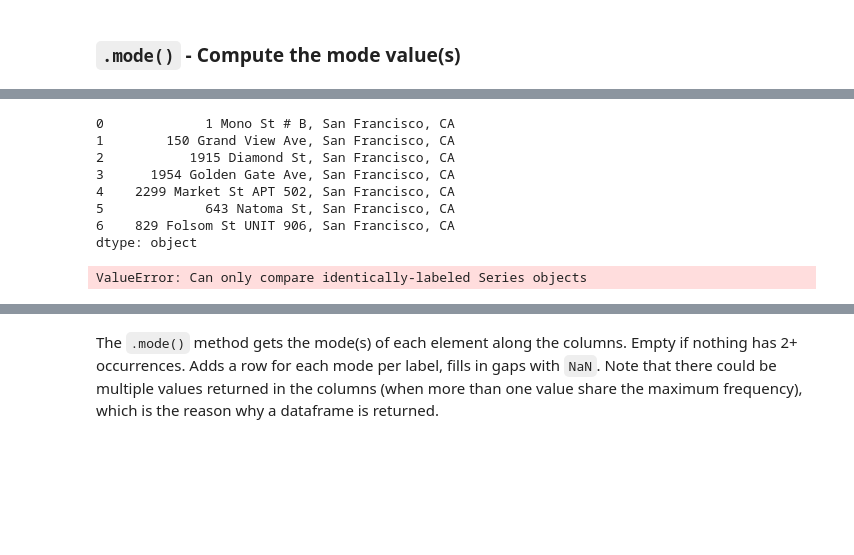
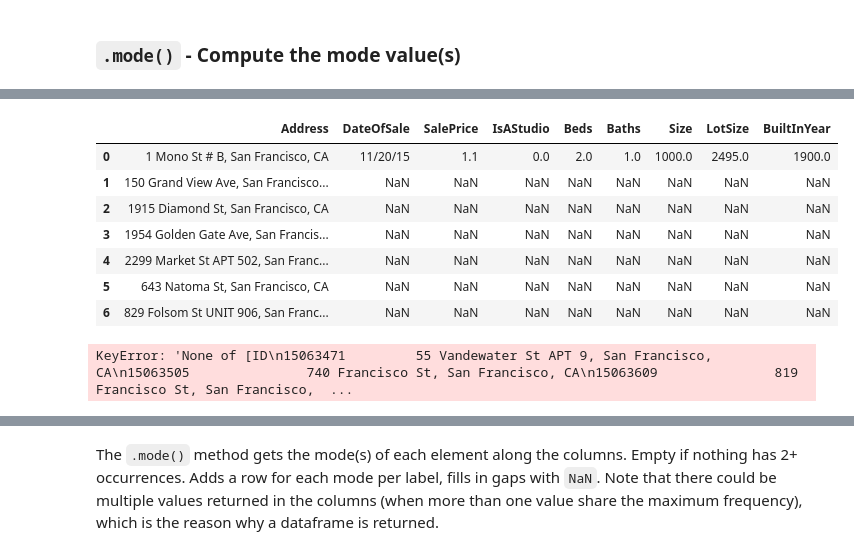
Before and after one commit to fionatalin/DS-SF-42, a Jupyter notebook: classes/03/notebooks/codealong-03-exploratory-data-analysis-starter-code.ipynb, the cells around one changed output, grey strips where cells are left out. Drawn from its saved outputs; the diff is of its cells as text; code cells hidden in the pictures; blank space fills up the shorter version.

```diff
--- a/classes/03/notebooks/codealong-03-exploratory-data-analysis-starter-code.ipynb
+++ b/classes/03/notebooks/codealong-03-exploratory-data-analysis-starter-code.ipynb
@@ -516,19 +529,19 @@ df.mode()
 # %%
-df.Address.mode()
+df.mode()
 # can be used to check dupes!
 # %% [output]
-0             1 Mono St # B, San Francisco, CA
-1        150 Grand View Ave, San Francisco, CA
-2           1915 Diamond St, San Francisco, CA
-3      1954 Golden Gate Ave, San Francisco, CA
-4    2299 Market St APT 502, San Francisco, CA
-5             643 Natoma St, San Francisco, CA
-6    829 Folsom St UNIT 906, San Francisco, CA
-dtype: object
+|  | Address | DateOfSale | SalePrice | IsAStudio | Beds | Baths | Size | LotSize | BuiltInYear |
+| 0 | 1 Mono St # B, San Francisco, CA | 11/20/15 | 1.1 | 0.0 | 2.0 | 1.0 | 1000.0 | 2495.0 | 1900.0 |
+| 1 | 150 Grand View Ave, San Francisco... | NaN | NaN | NaN | NaN | NaN | NaN | NaN | NaN |
+| 2 | 1915 Diamond St, San Francisco, CA | NaN | NaN | NaN | NaN | NaN | NaN | NaN | NaN |
+| 3 | 1954 Golden Gate Ave, San Francis... | NaN | NaN | NaN | NaN | NaN | NaN | NaN | NaN |
+| 4 | 2299 Market St APT 502, San Franc... | NaN | NaN | NaN | NaN | NaN | NaN | NaN | NaN |
+| 5 | 643 Natoma St, San Francisco, CA | NaN | NaN | NaN | NaN | NaN | NaN | NaN | NaN |
+| 6 | 829 Folsom St UNIT 906, San Franc... | NaN | NaN | NaN | NaN | NaN | NaN | NaN | NaN |
 # %%
-df.loc[df["Address"] == df["Address"].mode()]
+df.loc[df["Address"]].mode()
 # %% [output]
-ValueError: Can only compare identically-labeled Series objects
+KeyError: 'None of [ID\n15063471         55 Vandewater St APT 9, San Francisco, CA\n15063505               740 Francisco St, San Francisco, CA\n15063609               819 Francisco St, San Francisco,  ...
 # %%
 df.loc[df["SalePrice"] == df["SalePrice"].min()]
 # %% [output]
```
Also changed, not shown: parts of 3 cells of this notebook.
